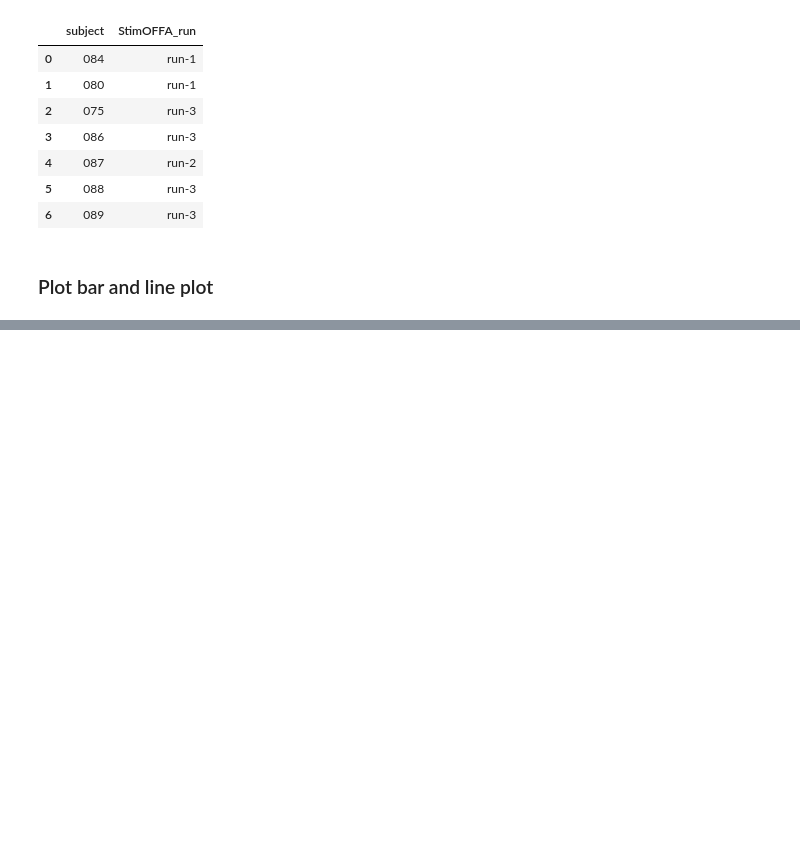
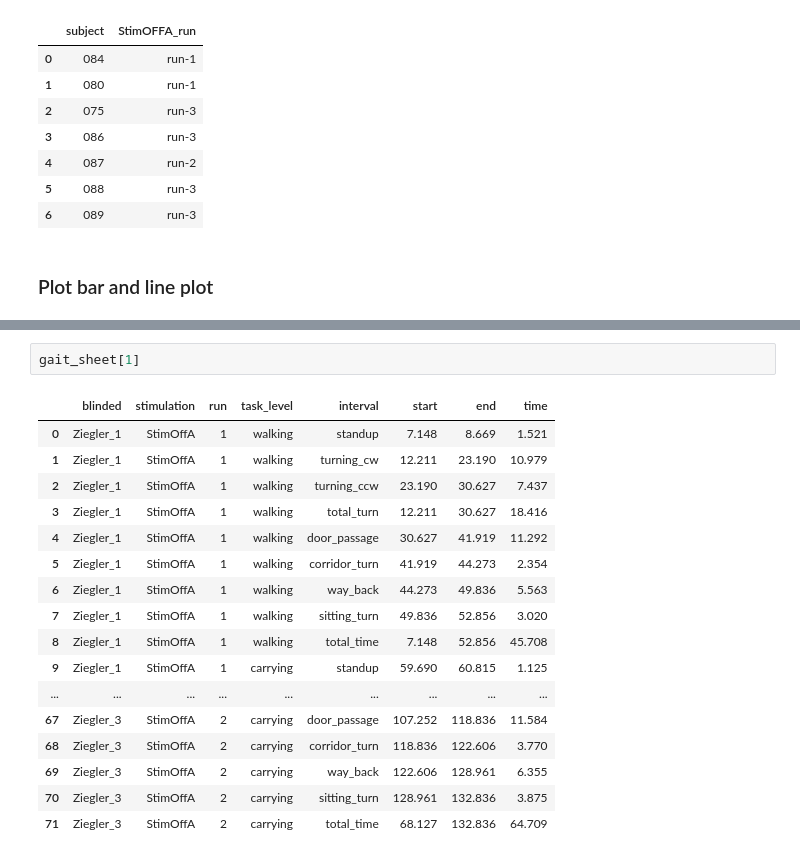
Before and after one commit to JKBehnke/patterned_DBS, a Jupyter notebook: notebooks/burst_dbs_group_analysis.ipynb, the cells around one changed output, grey strips where cells are left out. Drawn from its saved outputs; the diff is of its cells as text; blank space fills up the shorter version.

```diff
--- a/notebooks/burst_dbs_group_analysis.ipynb
+++ b/notebooks/burst_dbs_group_analysis.ipynb
@@ -666,0 +682,20 @@ statistics_and_plot[0]
+# %%
+gait_sheet[1]
+# %% [output]
+|  | blinded | stimulation | run | task_level | interval | start | end | time |
+| 0 | Ziegler_1 | StimOffA | 1 | walking | standup | 7.148 | 8.669 | 1.521 |
+| 1 | Ziegler_1 | StimOffA | 1 | walking | turning_cw | 12.211 | 23.190 | 10.979 |
+| 2 | Ziegler_1 | StimOffA | 1 | walking | turning_ccw | 23.190 | 30.627 | 7.437 |
+| 3 | Ziegler_1 | StimOffA | 1 | walking | total_turn | 12.211 | 30.627 | 18.416 |
+| 4 | Ziegler_1 | StimOffA | 1 | walking | door_passage | 30.627 | 41.919 | 11.292 |
+| 5 | Ziegler_1 | StimOffA | 1 | walking | corridor_turn | 41.919 | 44.273 | 2.354 |
+| 6 | Ziegler_1 | StimOffA | 1 | walking | way_back | 44.273 | 49.836 | 5.563 |
+| 7 | Ziegler_1 | StimOffA | 1 | walking | sitting_turn | 49.836 | 52.856 | 3.020 |
+| 8 | Ziegler_1 | StimOffA | 1 | walking | total_time | 7.148 | 52.856 | 45.708 |
+| 9 | Ziegler_1 | StimOffA | 1 | carrying | standup | 59.690 | 60.815 | 1.125 |
+| ... | ... | ... | ... | ... | ... | ... | ... | ... |
+| 67 | Ziegler_3 | StimOffA | 2 | carrying | door_passage | 107.252 | 118.836 | 11.584 |
+| 68 | Ziegler_3 | StimOffA | 2 | carrying | corridor_turn | 118.836 | 122.606 | 3.770 |
+| 69 | Ziegler_3 | StimOffA | 2 | carrying | way_back | 122.606 | 128.961 | 6.355 |
+| 70 | Ziegler_3 | StimOffA | 2 | carrying | sitting_turn | 128.961 | 132.836 | 3.875 |
+| 71 | Ziegler_3 | StimOffA | 2 | carrying | total_time | 68.127 | 132.836 | 64.709 |
```
Also changed, not shown: parts of 9 cells of this notebook, 3 other files.
